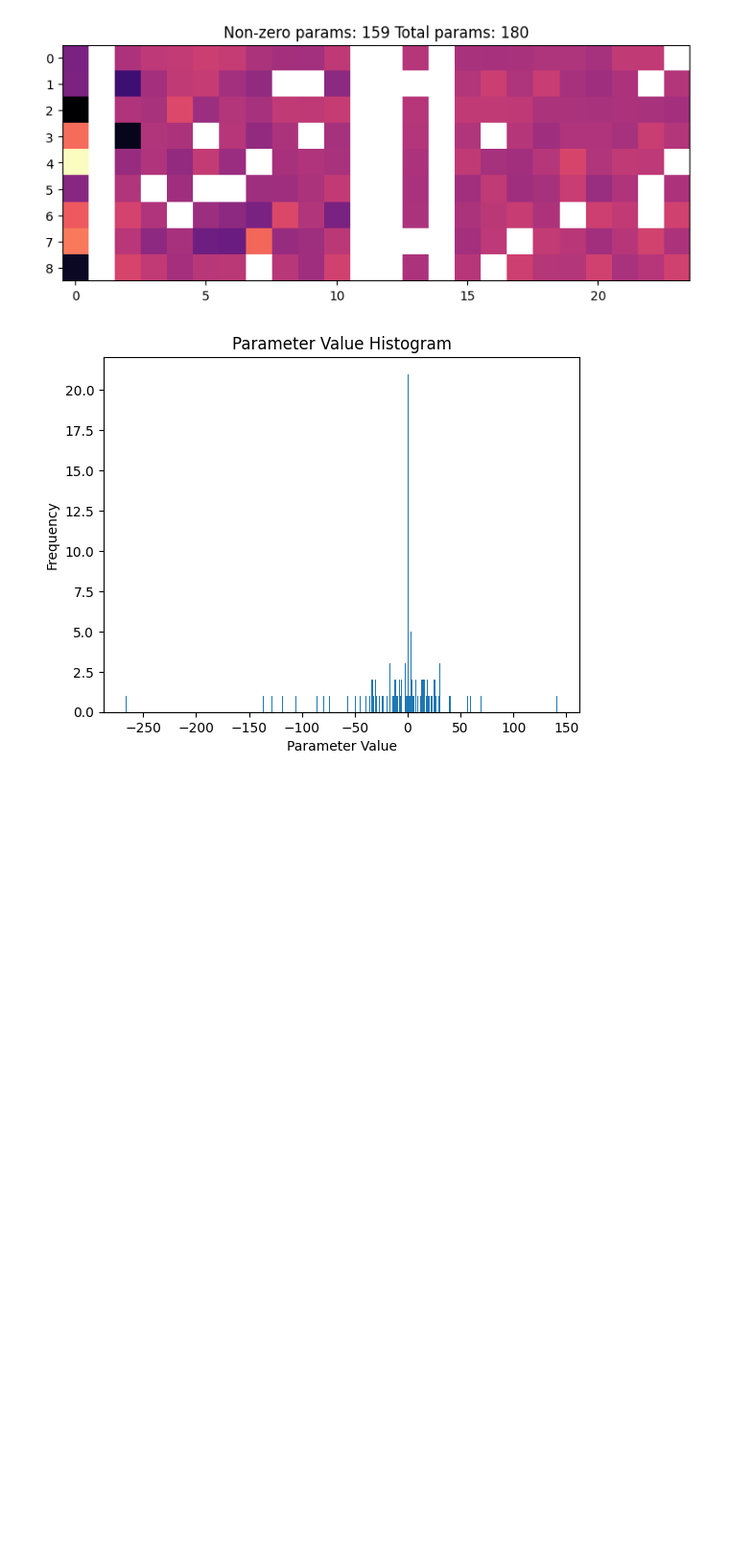
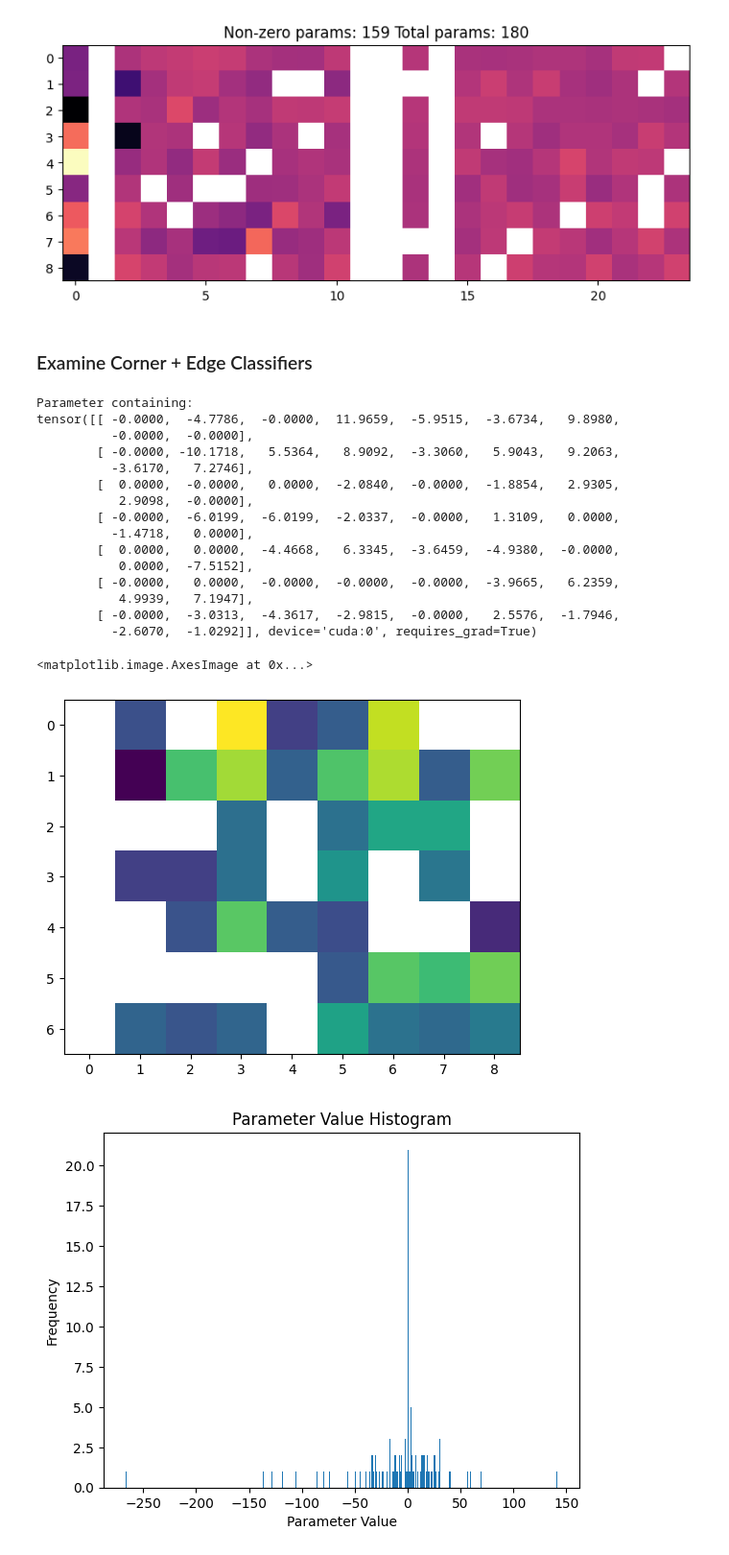
Before and after one commit to JackHanke/smalltictactoe, a Jupyter notebook: workspace.ipynb, the cells around one changed output. Shown at 96% size. Cells and saved outputs as stored; diff of their text form; code cells hidden in the pictures; blank space fills up the shorter version.

```diff
--- a/workspace.ipynb
+++ b/workspace.ipynb
@@ -551,6 +548,56 @@ torch.Size([1, 9])
 torch.Size([1, 9])
 torch.Size([9, 1])
 [figure]
+# %% [markdown]
+### Examine Corner + Edge Classifiers
+# %%
+from models.nn import tttclassifer
+
+cornrmodel = tttclassifer(
+    input_size=9,
+    hidden_sizes=[7],
+).to(DEVICE)
+PATH = 'models/checkpoints/pruning/nn_corner_nonz_54_86_[9, 7, 2].pth'
+cornrmodel.load_state_dict(torch.load(PATH, weights_only=True))
+
+edgemodel = tttclassifer(
+    input_size=8,
+    hidden_sizes=[5],
+).to(DEVICE)
+PATH = 'models/checkpoints/pruning/nn_edge_nonz_46_57_[8, 5, 2].pth'
+edgemodel.load_state_dict(torch.load(PATH, weights_only=True))
+
+arr = cornrmodel.model[0].weight
+# arr = cornrmodel.model[0].bias.unsqueeze(1)
+# arr = cornrmodel.model[2].weight
+# arr = cornrmodel.model[2].bias.unsqueeze(1)
+# arr = edgemodel.model[0].weight
+# arr = edgemodel.model[0].bias.unsqueeze(1)
+# arr = edgemodel.model[2].weight
+# arr = edgemodel.model[2].bias.unsqueeze(1)
+print(arr)
+
+arr = arr.masked_fill(arr == 0, torch.nan)
+arr = arr.detach().cpu().numpy()
+plt.imshow(arr)
+# %% [output]
+Parameter containing:
+tensor([[ -0.0000,  -4.7786,  -0.0000,  11.9659,  -5.9515,  -3.6734,   9.8980,
+          -0.0000,  -0.0000],
+        [ -0.0000, -10.1718,   5.5364,   8.9092,  -3.3060,   5.9043,   9.2063,
+          -3.6170,   7.2746],
+        [  0.0000,  -0.0000,   0.0000,  -2.0840,  -0.0000,  -1.8854,   2.9305,
+           2.9098,  -0.0000],
+        [ -0.0000,  -6.0199,  -6.0199,  -2.0337,  -0.0000,   1.3109,   0.0000,
+          -1.4718,   0.0000],
+        [  0.0000,   0.0000,  -4.4668,   6.3345,  -3.6459,  -4.9380,  -0.0000,
+           0.0000,  -7.5152],
+        [ -0.0000,   0.0000,  -0.0000,  -0.0000,  -0.0000,  -3.9665,   6.2359,
+           4.9939,   7.1947],
+        [ -0.0000,  -3.0313,  -4.3617,  -2.9815,  -0.0000,   2.5576,  -1.7946,
+          -2.6070,  -1.0292]], device='cuda:0', requires_grad=True)
+<matplotlib.image.AxesImage at 0x...>
+[figure, added]
 # %%
 params = []
 for param in model.parameters(): params.extend(param.flatten().tolist())
```
Also changed, not shown: parts of 1 cell of this notebook, 11 other files.
